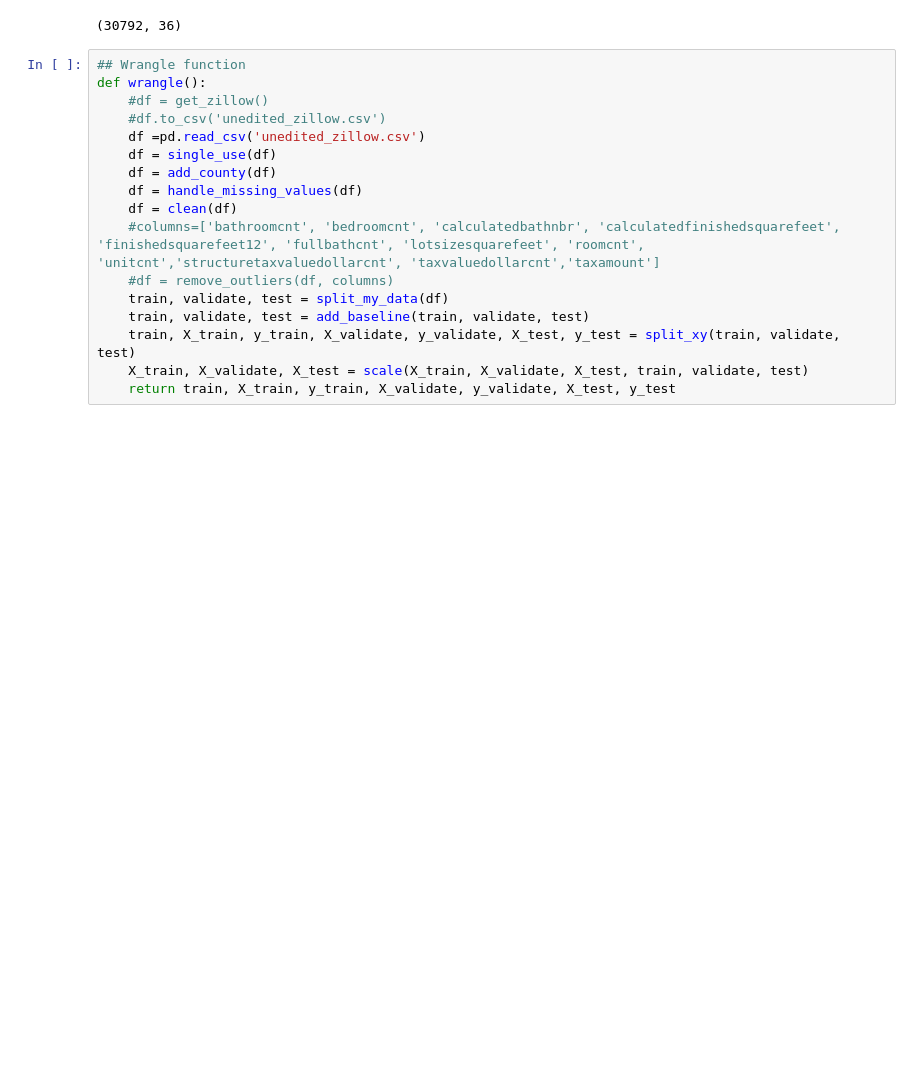
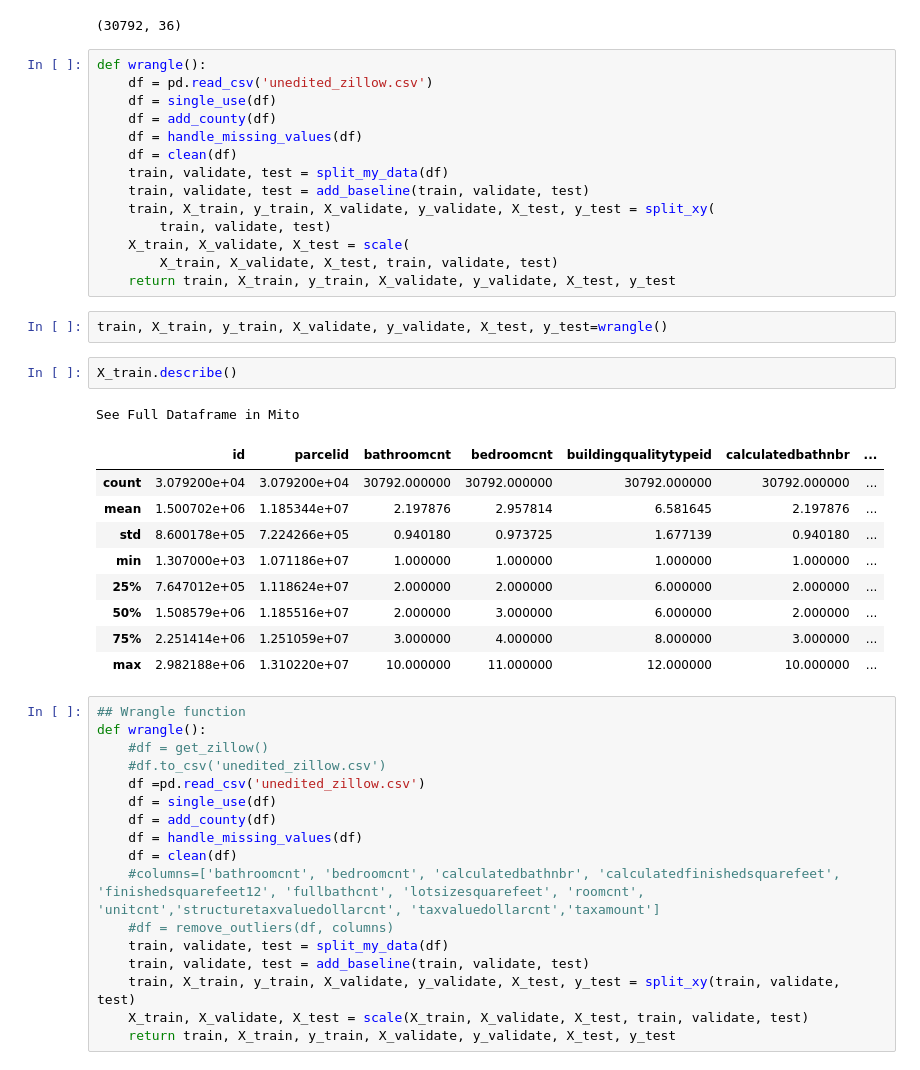
Before and after one commit to Zillow-Project-JG-DN/clustering-project-jgdn, a Jupyter notebook: jg_working.ipynb, the cells around one changed output. Saved outputs shown, nothing was run; the diff lists cells and outputs as text; blank space fills up the shorter version.

Commit message:
Update wrangle2

```diff
--- a/jg_working.ipynb
+++ b/jg_working.ipynb
@@ -363,6 +346,35 @@ X_train, X_validate, X_test = scale(X_train, X_validate, X_test, train, validate
 train.shape
 # %% [output]
 (30792, 36)
+# %%
+def wrangle():
+    df = pd.read_csv('unedited_zillow.csv')
+    df = single_use(df)
+    df = add_county(df)
+    df = handle_missing_values(df)
+    df = clean(df)
+    train, validate, test = split_my_data(df)
+    train, validate, test = add_baseline(train, validate, test)
+    train, X_train, y_train, X_validate, y_validate, X_test, y_test = split_xy(
+        train, validate, test)
+    X_train, X_validate, X_test = scale(
+        X_train, X_validate, X_test, train, validate, test)
+    return train, X_train, y_train, X_validate, y_validate, X_test, y_test
+# %%
+train, X_train, y_train, X_validate, y_validate, X_test, y_test=wrangle()
+# %%
+X_train.describe()
+# %% [output]
+See Full Dataframe in Mito
+|  | id | parcelid | bathroomcnt | bedroomcnt | buildingqualitytypeid | calculatedbathnbr | ... |
+| count | 3.079200e+04 | 3.079200e+04 | 30792.000000 | 30792.000000 | 30792.000000 | 30792.000000 | ... |
+| mean | 1.500702e+06 | 1.185344e+07 | 2.197876 | 2.957814 | 6.581645 | 2.197876 | ... |
+| std | 8.600178e+05 | 7.224266e+05 | 0.940180 | 0.973725 | 1.677139 | 0.940180 | ... |
+| min | 1.307000e+03 | 1.071186e+07 | 1.000000 | 1.000000 | 1.000000 | 1.000000 | ... |
+| 25% | 7.647012e+05 | 1.118624e+07 | 2.000000 | 2.000000 | 6.000000 | 2.000000 | ... |
+| 50% | 1.508579e+06 | 1.185516e+07 | 2.000000 | 3.000000 | 6.000000 | 2.000000 | ... |
+| 75% | 2.251414e+06 | 1.251059e+07 | 3.000000 | 4.000000 | 8.000000 | 3.000000 | ... |
+| max | 2.982188e+06 | 1.310220e+07 | 10.000000 | 11.000000 | 12.000000 | 10.000000 | ... |
 # %%
 ## Wrangle function
 def wrangle():
```
Also changed, not shown: parts of 10 cells of this notebook, 1 other file.
